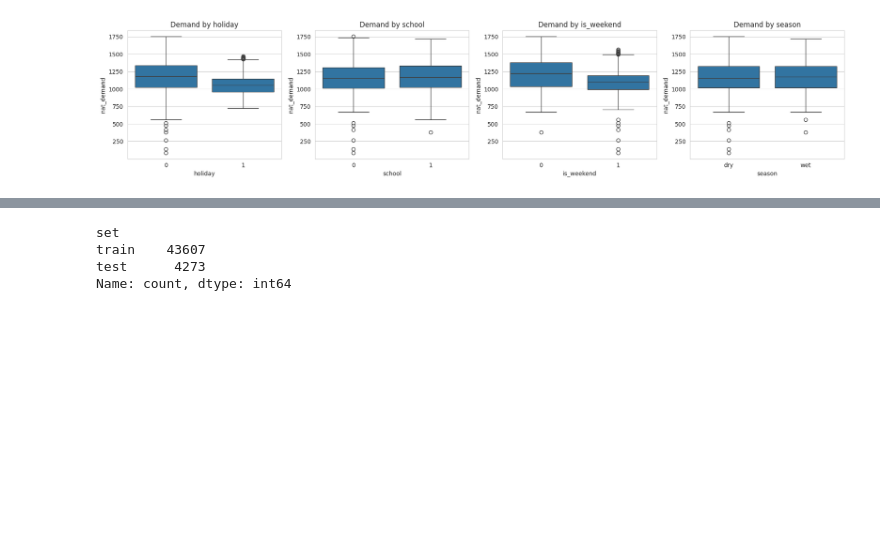
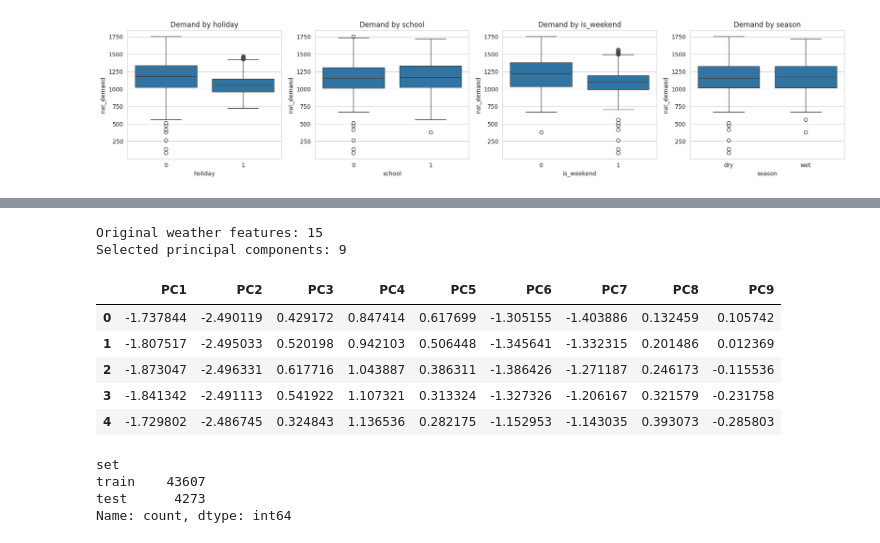
Before and after one commit to Handdyy11/Electricity_load_forecasting, a Jupyter notebook: Electricity_forcasting.ipynb, the cells around one changed output, grey strips where cells are left out. Saved outputs shown, nothing was run; the diff lists cells and outputs as text; code cells hidden in the pictures; blank space fills up the shorter version.

```diff
--- a/Electricity_forcasting.ipynb
+++ b/Electricity_forcasting.ipynb
@@ -214,3 +243,27 @@ plt.show()
+# %%
+# Select the first 9 principal components
+X_pca_9 = X_pca[:, :9]
+
+# Store them in a separate DataFrame
+pca_df = pd.DataFrame(
+    X_pca_9,
+    columns=[f"PC{i+1}" for i in range(9)],
+    index=df.index
+)
+
+print("Original weather features:", len(weather_cols))
+print("Selected principal components:", pca_df.shape[1])
+
+display(pca_df.head())
+# %% [output]
+Original weather features: 15
+Selected principal components: 9
+|  | PC1 | PC2 | PC3 | PC4 | PC5 | PC6 | PC7 | PC8 | PC9 |
+| 0 | -1.737844 | -2.490119 | 0.429172 | 0.847414 | 0.617699 | -1.305155 | -1.403886 | 0.132459 | 0.105742 |
+| 1 | -1.807517 | -2.495033 | 0.520198 | 0.942103 | 0.506448 | -1.345641 | -1.332315 | 0.201486 | 0.012369 |
+| 2 | -1.873047 | -2.496331 | 0.617716 | 1.043887 | 0.386311 | -1.386426 | -1.271187 | 0.246173 | -0.115536 |
+| 3 | -1.841342 | -2.491113 | 0.541922 | 1.107321 | 0.313324 | -1.327326 | -1.206167 | 0.321579 | -0.231758 |
+| 4 | -1.729802 | -2.486745 | 0.324843 | 1.136536 | 0.282175 | -1.152953 | -1.143035 | 0.393073 | -0.285803 |
 # %%
 # shift(1) before rolling means the current hour is never used (no data leakage)
 for h in (1, 24, 168):                                             # 1 hour, 1 day, 1 week ago
```
Also changed, not shown: parts of 11 cells of this notebook.
